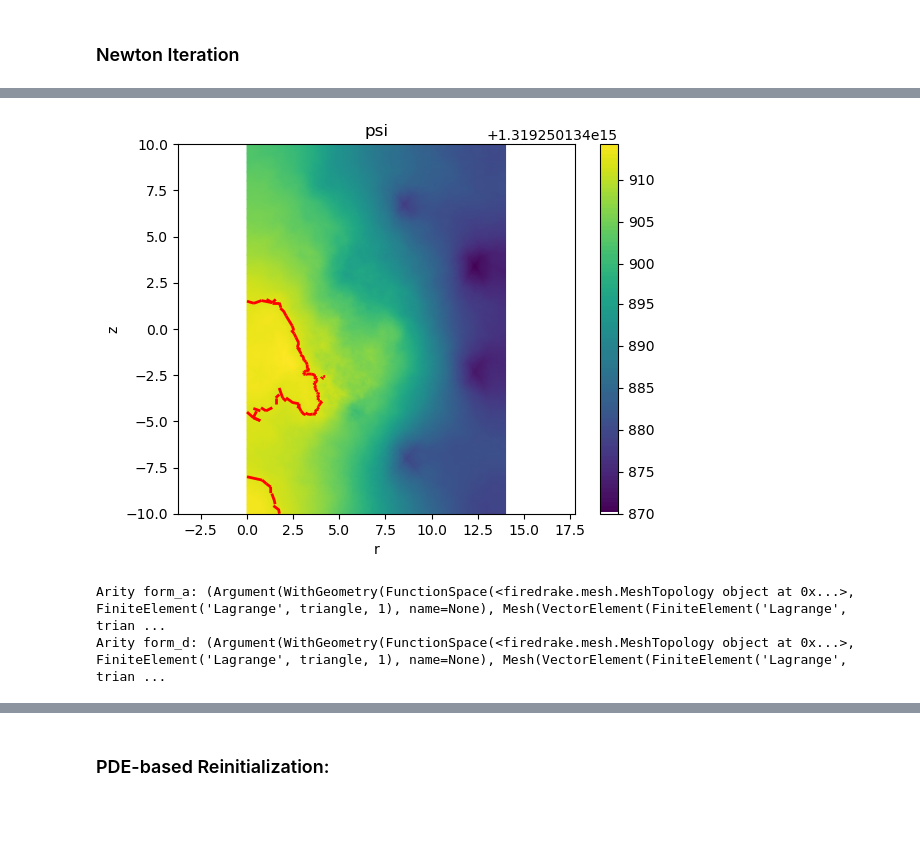
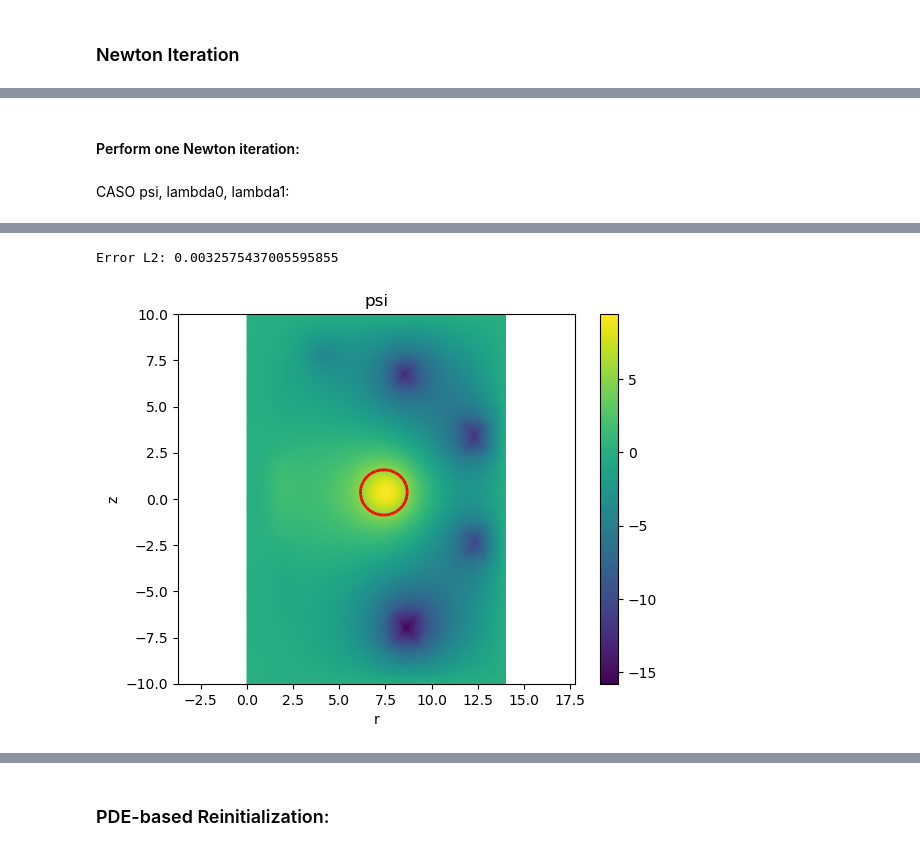
Before and after one commit to lucaciarimboli/tesi, a Jupyter notebook: FreeBoundary/notebooks/LevelSet.ipynb, the cells around one changed output, grey strips where cells are left out. Saved outputs shown, nothing was run; the diff lists cells and outputs as text; code cells hidden in the pictures; blank space fills up the shorter version.

Commit message:
Newton method tested in notebook

```diff
--- a/FreeBoundary/notebooks/LevelSet.ipynb
+++ b/FreeBoundary/notebooks/LevelSet.ipynb
@@ -402,2 +384,0 @@ def coordinates_from_val(f,f0):
-# %%
-x0 = coordinates_from_val(solver.psi,solver.psi_max)[0]
@@ -467,17 +562,17 @@ def form_b(G, psi_N, plasma_mask, vacuum_tag):
     return b
 # %%
-def form_c(V, j_coils, coils_tags):
+def form_c(W, j_coils, coils_tags):
 
-    mesh = V.mesh()
-    phi = TestFunction(V)
+    m = W.mesh()
+    phi, v0, v1 = TestFunctions(W)
 
     # Vessel wall contribution:
     #c = j_cv * phi * dx(vessel_tag, domain=mesh)
-    c = 0.0 * dx(domain=mesh)
+    c = 0.0 * dx(domain=m)
 
     # Coil contribution::
     for i in range(len(j_coils)):
-        c += j_coils[i] * phi * dx(coils_tags[i], domain=mesh)  # Coils are indexed from 1 to 12 in the mesh
+        c += j_coils[i] * phi * dx(coils_tags[i], domain=m)  # Coils are indexed from 1 to 12 in the mesh
 
     return c
 # %%
@@ -518,0 +633,4 @@ solver.normalize_flux(solver.psi,psi_N)
+# %%
+solver = GradShafranovSolver(params)
+solver.params["max_iterations"] = 1
+solver.solve()
@@ -519,10 +659,14 @@ solver.normalize_flux(solver.psi,psi_N)
+# %% [markdown]
+#### Perform one Newton iteration:
+# %% [markdown]
+CASO psi, lambda0, lambda1:
+# %%
+# Define mixed function space:
+R = FunctionSpace(solver.Mesh, 'R', 0)
+W = solver.V * R * R
 # %%
 # Save old solution to compute error:
 psi_old = Function(solver.V).interpolate(solver.psi)
-
-# Extract x0 (limiter tangent point) and x1 (max point)
-x0 = coordinates_from_val(solver.psi,solver.psi0)
-x1 = coordinates_from_val(solver.psi,solver.psi_max)
 
 # Define plasma mask:
 epsilon = 0.01
@@ -542,25 +686,41 @@ for i, (pt, psi_val) in enumerate(zip(dof_coords, psi_vals)):
 d = Function(solver.V)
 d.dat.data[:] = signed_distance
 uns_d = Function(solver.V).interpolate(abs(d))
-boundary_mask = Function(solver.V).interpolate(conditional(uns_d<=2*h, 0.5*(1 + cos(pi*uns_d/(2*h))) , Constant(0.0)))
+boundary_mask = Function(solver.V).interpolate(conditional(uns_d<2, 0.5*(1 + cos(pi*uns_d/2)) , Constant(0.0)))
 
 # Normal derivative for psi at plasma boundary (computed everywhere)
-n = Function(VectorFunctionSpace(solver.Mesh, "Lagrange", 1, dim=2)).interpolate(-grad(d)) # is the outwards normal on plasma boundary
+n = Function(VectorFunctionSpace(solver.Mesh, "Lagrange", 1, dim=2)).interpolate(grad(d)) # is the outwards normal on plasma boundary
 dpsidn = Function(solver.V).interpolate(inner(grad(solver.psi),n))
 
+# Identify points x0 and x1:
+coord_func = Function(VectorFunctionSpace(mesh, "CG", 1)).interpolate(as_vector(SpatialCoordinate(mesh)))
+dof_coords = coord_func.dat.data_ro[:]
+
+idx_x0 = solver.limiter[np.argmax(psi_old.dat.data_ro[solver.limiter])]
+idx_x1 = np.argmax(psi_old.dat.data_ro[:])
+
+x0 = dof_coords[idx_x0]
+x1 = dof_coords[idx_x1]
+
 # Define forms:
-a = form_a(solver.V)
-b = form_b(G,psi_N,solver.plasma_mask,solver.tags['inside limiter'])
-c = form_c(solver.V,solver.j_coils,solver.tags['coils'])
-d = form_d(x0,x1,psi_old,psi_N,dpsidn,solver.psi0,solver.psi_max,G,dGdpsiN,solver.plasma_mask,boundary_mask,solver.tags['inside limiter'])
+a = form_a(W)
+b = form_b(W,G,psi_N,solver.plasma_mask,solver.tags['inside limiter'])
+c = form_c(W,solver.j_coils,solver.tags['coils'])
+
+# Homogeneous Dirichlet Boundary Conditions:
+bcs = [DirichletBC(W.sub(0), 0, "on_boundary")]
+
+# Define function to store the solution:
+w = Function(W)
 
 # Perfom one Newton iteration:
-lhs = a - d
-rhs = b + c
+d, l0, l1 = form_d(W,psi_old, psi_N, dpsidn, G, dGdpsiN, solver.plasma_mask, boundary_mask, solver.tags['inside limiter'])
+lhs = a - d + l0 + l1 # bilinear form
+rhs = b + c # linear form
+solve(lhs == rhs , w, bcs=bcs)
 
-b = assemble(rhs)
-A = assemble(lhs)
-solve(A, solver.psi, b)
+ps, lam0, lam1 = split(w)
+solver.psi.interpolate(ps)
 
 # Normalize flux + extract max and limiter intersection point:
 solver.normalize_flux(solver.psi,psi_N)
@@ -583,7 +743,2 @@ Error L2: 55033489279166.31
+Error L2: 0.0032575437005595855
-[figure, old version]
+[figure, new version]
-# %%
-print("Arity form_a:", a.arguments())
-print("Arity form_d:", d.arguments())
-# %% [output]
-Arity form_a: (Argument(WithGeometry(FunctionSpace(<firedrake.mesh.MeshTopology object at 0x...>, FiniteElement('Lagrange', triangle, 1), name=None), Mesh(VectorElement(FiniteElement('Lagrange', trian ...
-Arity form_d: (Argument(WithGeometry(FunctionSpace(<firedrake.mesh.MeshTopology object at 0x...>, FiniteElement('Lagrange', triangle, 1), name=None), Mesh(VectorElement(FiniteElement('Lagrange', trian ...
```
Also changed, not shown: parts of 27 cells of this notebook, 17 other files.
